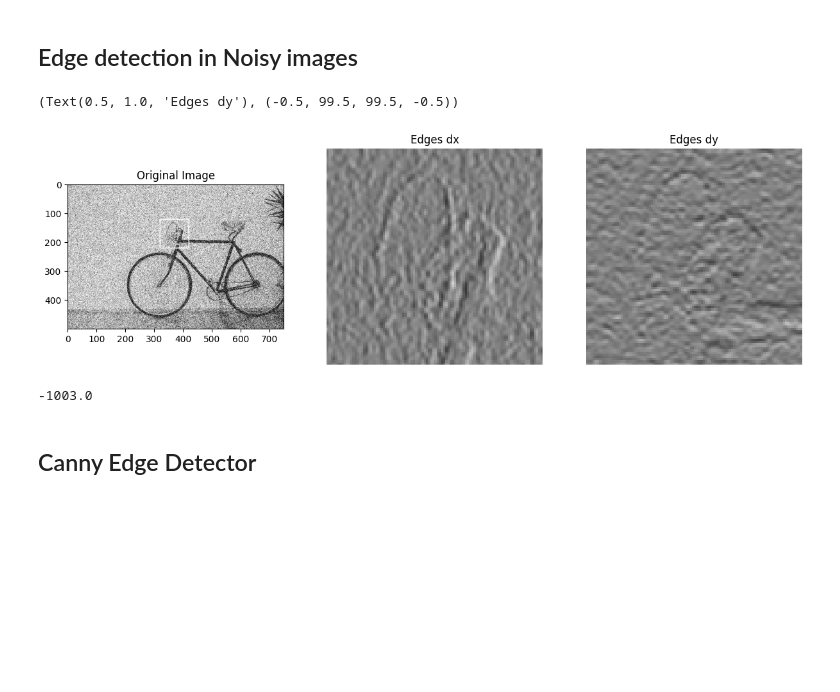
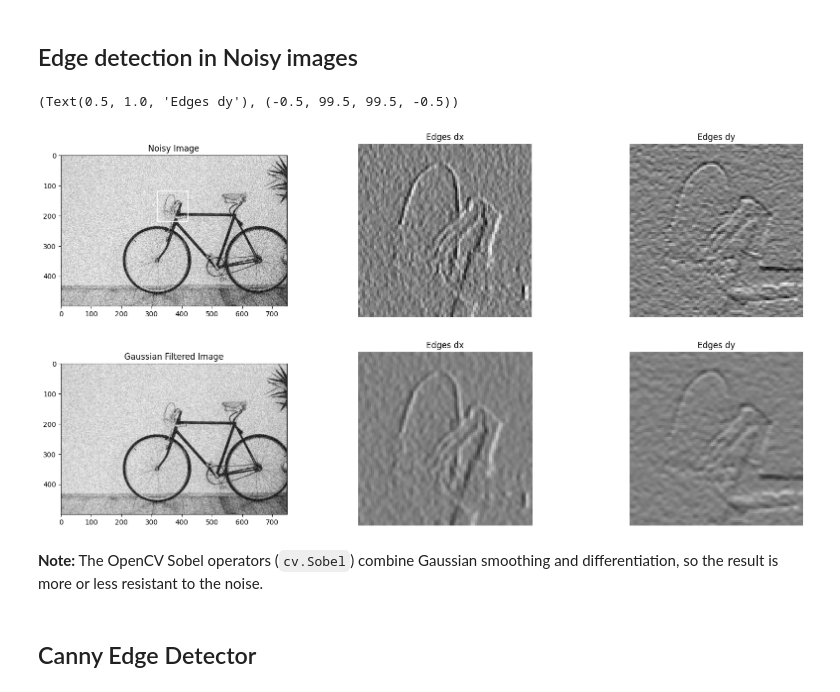
Before and after one commit to omarnust/ComputerVision, a Jupyter notebook: 04-edges.ipynb, the cells around one changed output. Saved outputs shown, nothing was run; the diff lists cells and outputs as text; code cells hidden in the pictures; blank space fills up the shorter version.

````diff
--- a/04-edges.ipynb
+++ b/04-edges.ipynb
@@ -71,36 +71,44 @@ plt.show()
 # %%
 # Read the image
 image = getImage('https://images.pexels.com/photos/276517/pexels-photo-276517.jpeg?auto=compress&cs=tinysrgb&w=1260&h=750&dpr=2')
 image = cv2.cvtColor(image, cv2.COLOR_BGR2GRAY)
 image = cv2.resize(image, (int(image.shape[1]/3), int(image.shape[0]/3)), interpolation=cv2.INTER_LINEAR)
 noisy_image = gaussian_noise(image, sigma=50)
 gaussian_filtered_image = cv2.GaussianBlur(noisy_image, ksize=(3,3), sigmaX = 1, sigmaY = 1)
 
-# Apply the Canny edge detector
-#sobelx = cv2.Sobel(src=noisy_image, ddepth=cv2.CV_64F, dx=1, dy=0, ksize=3) # Sobel Edge Detection on the X axis
-#sobely = cv2.Sobel(src=noisy_image, ddepth=cv2.CV_64F, dx=0, dy=1, ksize=3) # Sobel Edge Detection on the Y axis
-sobelx = cv2.Sobel(src=gaussian_filtered_image, ddepth=cv2.CV_64F, dx=1, dy=0, ksize=3) # Sobel Edge Detection on the X axis
-sobely = cv2.Sobel(src=gaussian_filtered_image, ddepth=cv2.CV_64F, dx=0, dy=1, ksize=3) # Sobel Edge Detection on the Y axis
+
+# Apply the sobel edge detection
+edgesx = cv2.filter2D(noisy_image, cv2.CV_32F, kernelx)
+edgesy = cv2.filter2D(noisy_image, cv2.CV_32F, kernely)
+
+gedgesx = cv2.filter2D(gaussian_filtered_image, cv2.CV_32F, kernelx)
+gedgesy = cv2.filter2D(gaussian_filtered_image, cv2.CV_32F, kernely)
+
 
 x1, y1, x2, y2 = 320, 120, 420, 220
 # Draw a red rectangular box on the image
 cv2.rectangle(noisy_image, (x1, y1), (x2, y2), (255, 0, 0), 2)
 
 # Display the original image and the edges side by side
 plt.figure(figsize=(20, 10))
-plt.subplot(141), plt.imshow(noisy_image, cmap='gray')
-plt.title('Original Image'),
-plt.subplot(142), plt.imshow(sobelx[y1:y2, x1:x2], cmap='gray', vmin=-1000, vmax=1000)
+plt.subplot(231), plt.imshow(noisy_image, cmap='gray')
+plt.title('Noisy Image'),
+plt.subplot(232), plt.imshow(edgesx[y1:y2, x1:x2], cmap='gray', vmin=-1000, vmax=1000)
 plt.title('Edges dx'), plt.axis('off')
-plt.subplot(143), plt.imshow(sobely[y1:y2, x1:x2], cmap='gray', vmin=-1000, vmax=1000)
+plt.subplot(233), plt.imshow(edgesy[y1:y2, x1:x2], cmap='gray', vmin=-1000, vmax=1000)
 plt.title('Edges dy'), plt.axis('off')
+
+plt.subplot(234), plt.imshow(gaussian_filtered_image, cmap='gray')
+plt.title('Gaussian Filtered Image'),
+plt.subplot(235), plt.imshow(gedgesx[y1:y2, x1:x2], cmap='gray', vmin=-1000, vmax=1000)
+plt.title('Edges dx'), plt.axis('off')
+plt.subplot(236), plt.imshow(gedgesy[y1:y2, x1:x2], cmap='gray', vmin=-1000, vmax=1000)
+plt.title('Edges dy'), plt.axis('off')
 # %% [output]
 (Text(0.5, 1.0, 'Edges dy'), (-0.5, 99.5, 99.5, -0.5))
-[figure, old version]
+[figure, new version]
-# %%
-np.min(sobelx)
-# %% [output]
--1003.0
+# %% [markdown]
+**Note:** The OpenCV Sobel operators (```cv.Sobel```) combine Gaussian smoothing and differentiation, so the result is more or less resistant to the noise.
 # %% [markdown]
 ## Canny Edge Detector
 # %%
````
Also changed, not shown: parts of 3 cells of this notebook.
